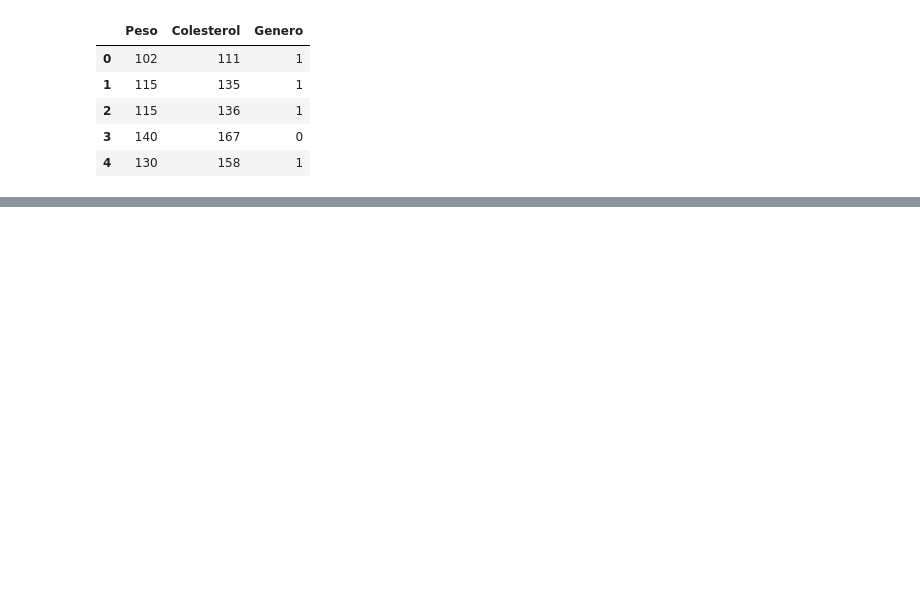
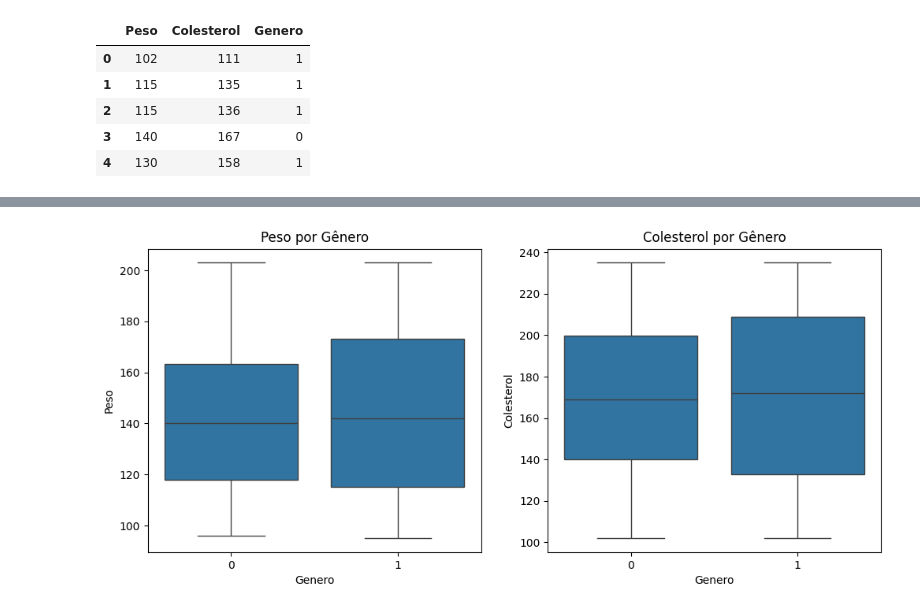
Before and after one commit to VitorFRodrigues/PUCMinas_DataScience, a Jupyter notebook: 06-Machine_Learning/Tarefas/Clusterizacao/Exec_pratic_clusterizacao.ipynb, the cells around one changed output, grey strips where cells are left out. Cells and saved outputs as stored; diff of their text form; code cells hidden in the pictures; blank space fills up the shorter version.

```diff
--- a/06-Machine_Learning/Tarefas/Clusterizacao/Exec_pratic_clusterizacao.ipynb
+++ b/06-Machine_Learning/Tarefas/Clusterizacao/Exec_pratic_clusterizacao.ipynb
@@ -32,0 +144,15 @@ dados.head()
+# %%
+# Boxplot para peso e colesterol por gênero
+plt.figure(figsize=(12, 5))
+
+plt.subplot(1, 2, 1)
+sns.boxplot(x='Genero', y='Peso', data=dados)
+plt.title('Peso por Gênero')
+
+plt.subplot(1, 2, 2)
+sns.boxplot(x='Genero', y='Colesterol', data=dados)
+plt.title('Colesterol por Gênero')
+
+plt.show()
+# %% [output]
+[figure, added]
```
Also changed, not shown: parts of 29 cells of this notebook.
